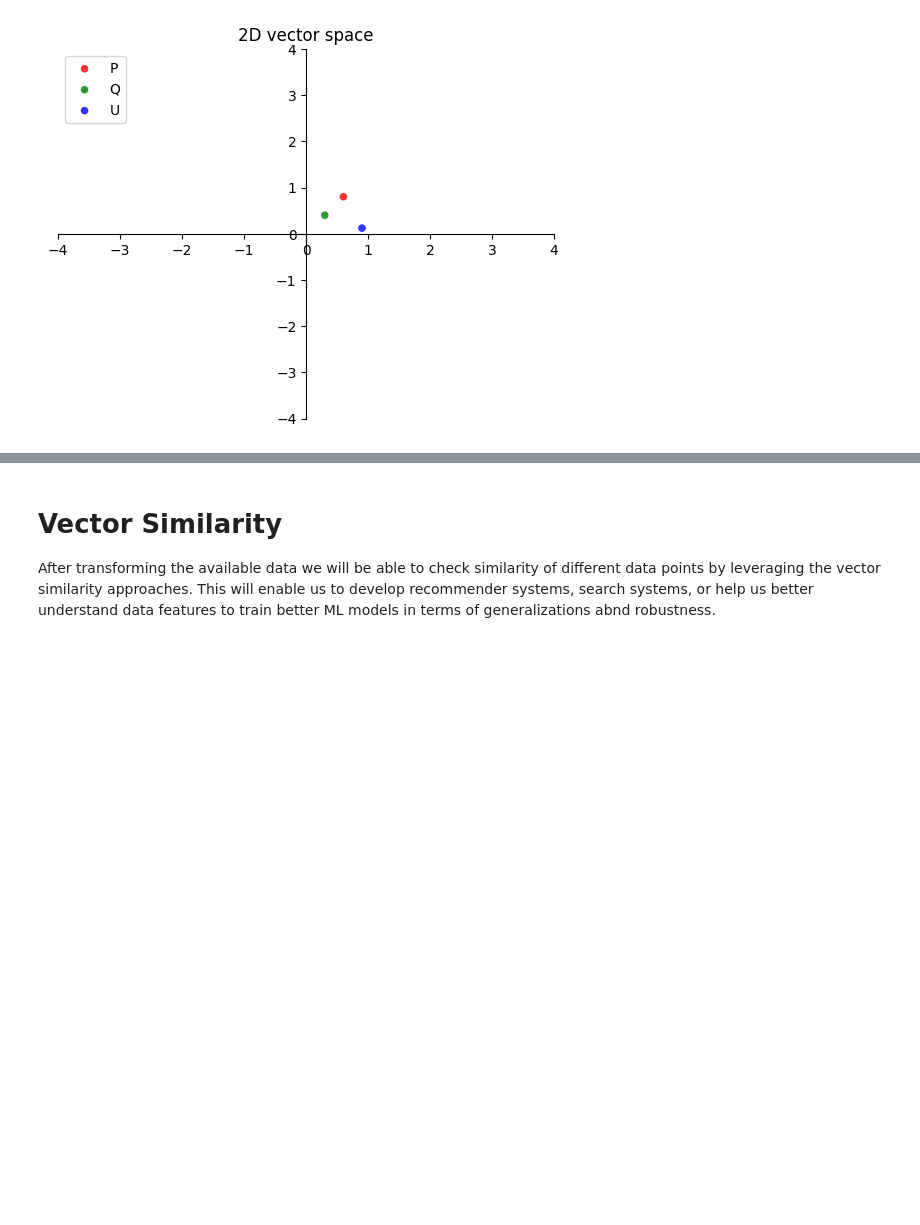
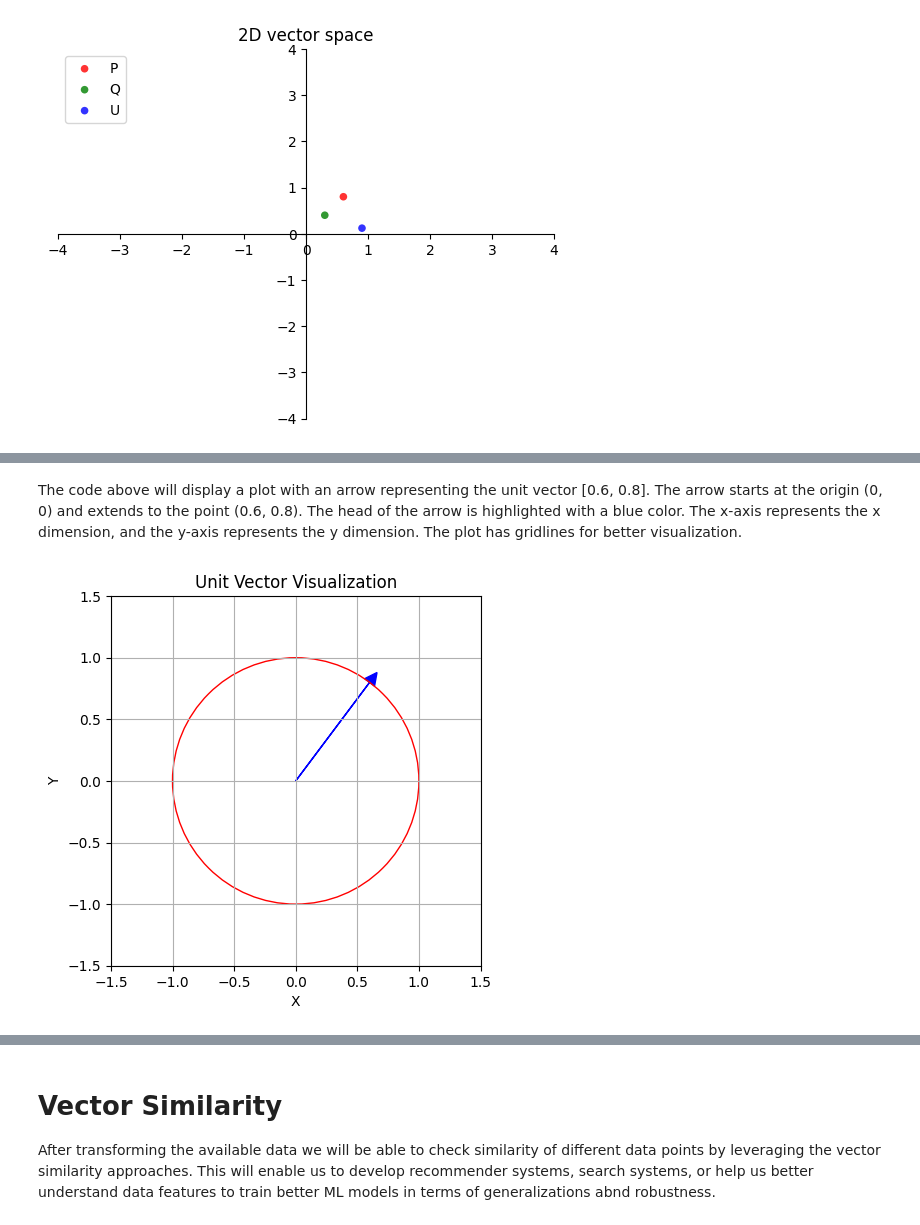
Before and after one commit to ufukhurriyetoglu/vector-normalization-for-vector-search, a Jupyter notebook: understanding_effect_of_l2_normalization_on_vector_search.ipynb, the cells around one changed output, grey strips where cells are left out. Saved outputs shown, nothing was run; the diff lists cells and outputs as text; code cells hidden in the pictures; blank space fills up the shorter version.

```diff
--- a/understanding_effect_of_l2_normalization_on_vector_search.ipynb
+++ b/understanding_effect_of_l2_normalization_on_vector_search.ipynb
@@ -85,0 +195,38 @@ vector_space([0.6, 0.8], [0.3, 0.4], [0.9, 0.12])
+# %% [markdown]
+The code above will display a plot with an arrow representing the unit vector [0.6, 0.8]. The arrow starts at the origin (0, 0) and extends to the point (0.6, 0.8). The head of the arrow is highlighted with a blue color. The x-axis represents the x dimension, and the y-axis represents the y dimension. The plot has gridlines for better visualization.
+# %%
+import numpy as np
+import matplotlib.pyplot as plt
+
+# Define the unit vector
+unit_vector = np.array([0.6, 0.8])
+
+# Create a plot
+fig, ax = plt.subplots()
+
+# Plot the unit vector as an arrow
+ax.arrow(0, 0, unit_vector[0], unit_vector[1], head_width=0.1, head_length=0.1, fc='blue', ec='blue')
+
+# Plot the unit circle
+circle = plt.Circle((0, 0), 1, color='red', fill=False)
+ax.add_patch(circle)
+
+# Set the limits of the plot
+ax.set_xlim(-1.5, 1.5)
+ax.set_ylim(-1.5, 1.5)
+
+# Add labels and title
+ax.set_xlabel('X')
+ax.set_ylabel('Y')
+ax.set_title("Unit Vector Visualization")
+
+# Add gridlines
+ax.grid(True)
+
+# Equal aspect ratio for the plot
+ax.set_aspect('equal', adjustable='box')
+
+# Show the plot
+plt.show()
+# %% [output]
+[figure, added]
```
Also changed, not shown: parts of 10 cells of this notebook.
